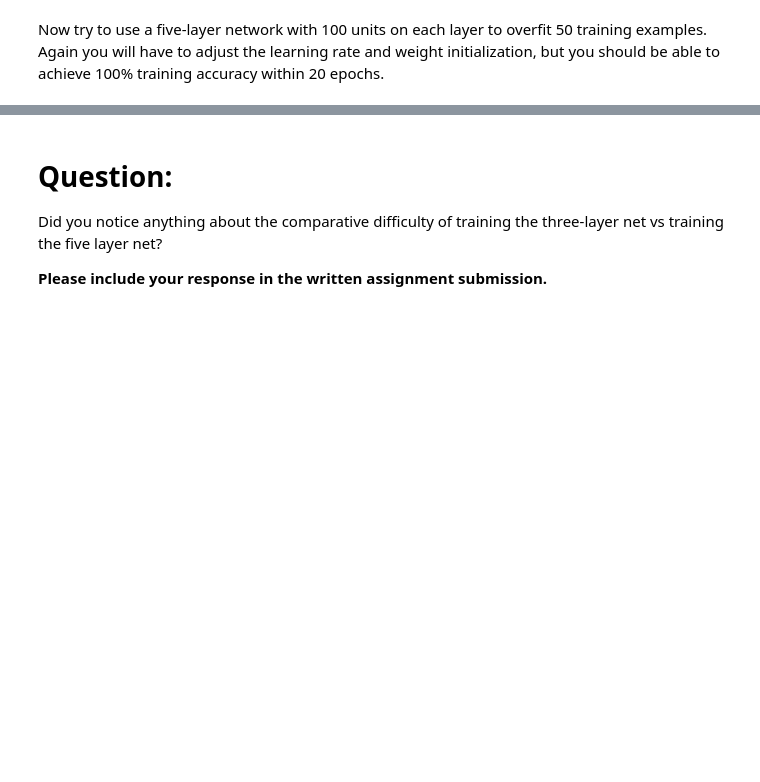
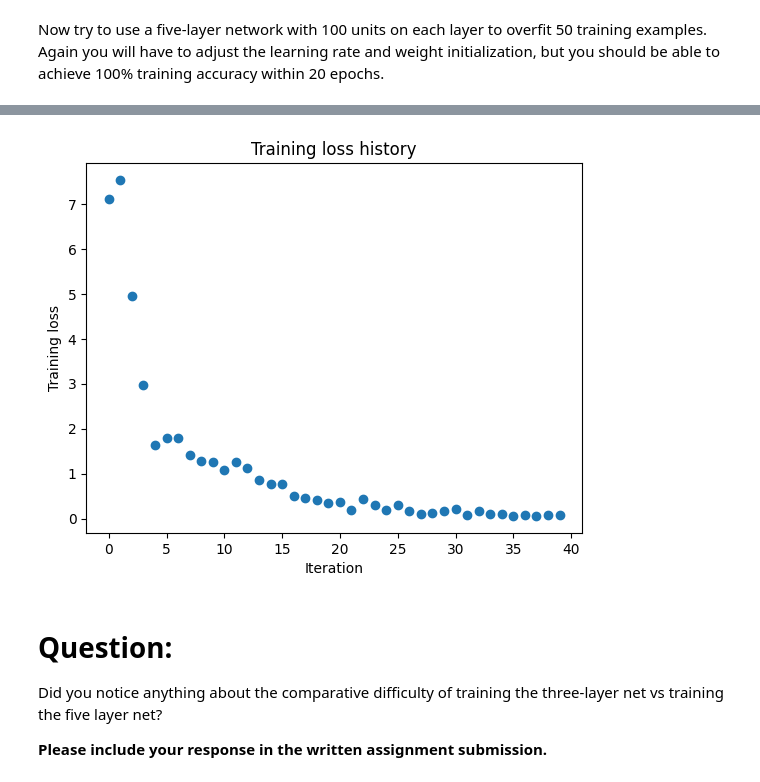
Before and after one commit to Spriggan999/FA26-CS-182, a Jupyter notebook: hw00/code/networks.ipynb, the cells around one changed output, grey strips where cells are left out. Drawn from its saved outputs; the diff is of its cells as text; code cells hidden in the pictures; blank space fills up the shorter version.

```diff
--- a/hw00/code/networks.ipynb
+++ b/hw00/code/networks.ipynb
@@ -1026,6 +1066,8 @@ small_data = {
 ############################################################################
 # TODO: Tune these parameters to get 100% train accuracy within 20 epochs. #
 ############################################################################
+weight_scale = 0.05
+learning_rate = 0.01
 ############################################################################
 #                             END OF YOUR CODE                             #
 ############################################################################
@@ -1046,3 +1088,4 @@ plt.title('Training loss history')
 plt.xlabel('Iteration')
 plt.ylabel('Training loss')
 plt.show()
+# %% [output]
@@ -1049,3 +1109,4 @@ plt.show()
+[figure, added]
 # %% [markdown]
 # Question:
 Did you notice anything about the comparative difficulty of training the three-layer net vs training the five layer net?
```
Also changed, not shown: parts of 9 cells of this notebook.
